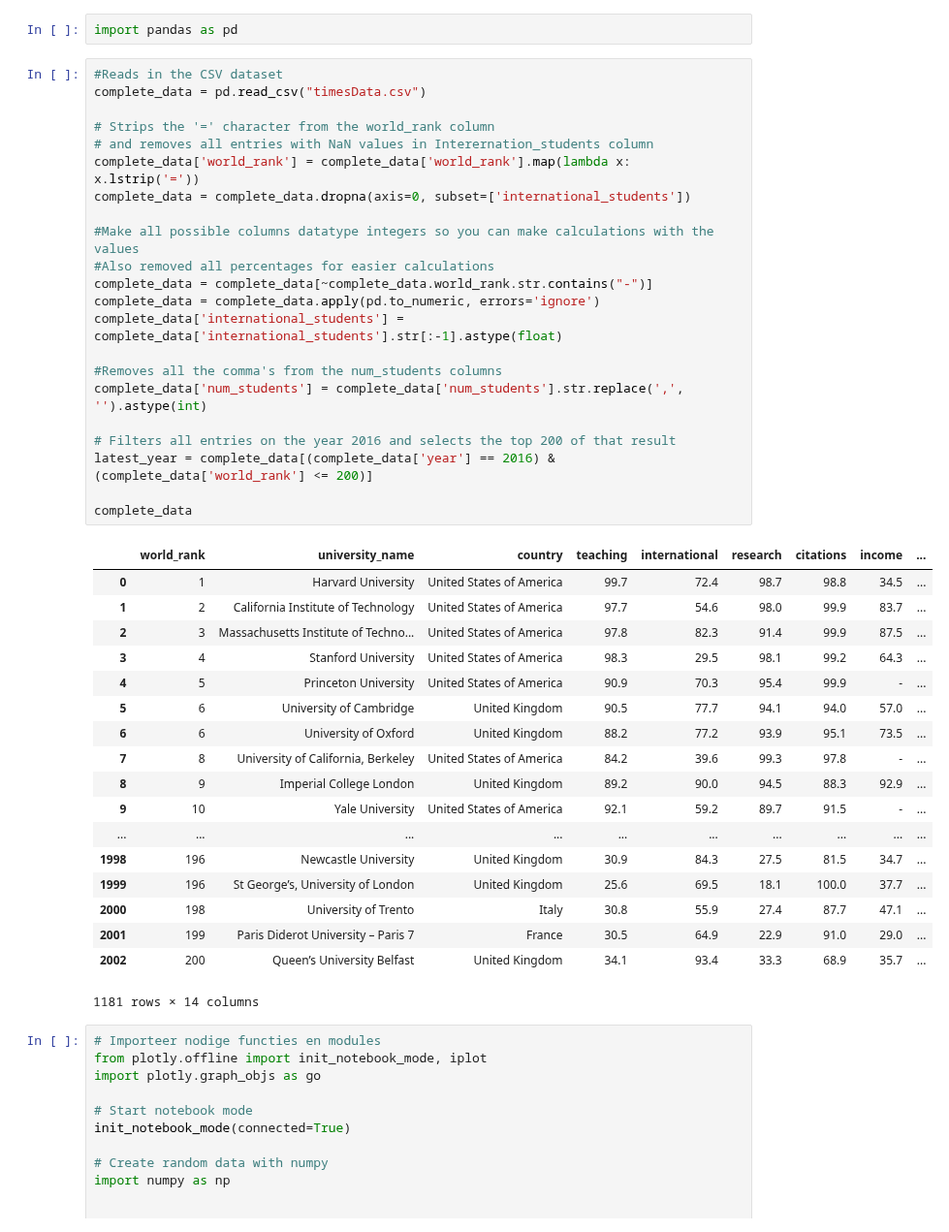
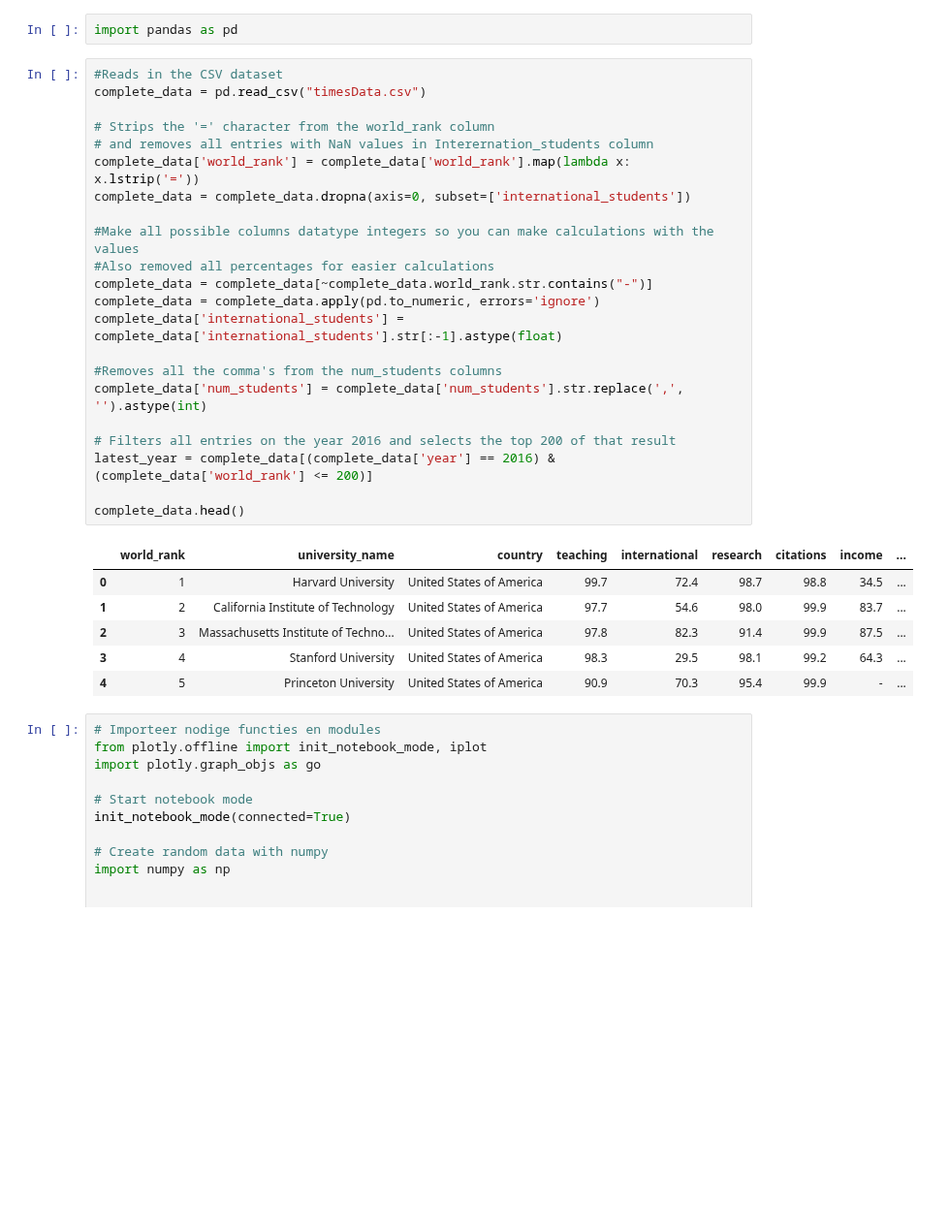
Before and after one commit to alvitawa/datavisualisatie, a Jupyter notebook: int_student.ipynb, the cells around one changed output. Shown at 97% size. Drawn from its saved outputs; the diff is of its cells as text; blank space fills up the shorter version.

```diff
--- a/int_student.ipynb
+++ b/int_student.ipynb
@@ -3,44 +3,32 @@ import pandas as pd
 # %%
 #Reads in the CSV dataset
 complete_data = pd.read_csv("timesData.csv")
 
 # Strips the '=' character from the world_rank column
 # and removes all entries with NaN values in Interernation_students column
 complete_data['world_rank'] = complete_data['world_rank'].map(lambda x: x.lstrip('='))
 complete_data = complete_data.dropna(axis=0, subset=['international_students'])
 
 #Make all possible columns datatype integers so you can make calculations with the values
 #Also removed all percentages for easier calculations
 complete_data = complete_data[~complete_data.world_rank.str.contains("-")]
 complete_data = complete_data.apply(pd.to_numeric, errors='ignore')
 complete_data['international_students'] = complete_data['international_students'].str[:-1].astype(float)
 
 #Removes all the comma's from the num_students columns
 complete_data['num_students'] = complete_data['num_students'].str.replace(',', '').astype(int)
 
 # Filters all entries on the year 2016 and selects the top 200 of that result
 latest_year = complete_data[(complete_data['year'] == 2016) & (complete_data['world_rank'] <= 200)]
 
-complete_data
+complete_data.head()
 # %% [output]
 |  | world_rank | university_name | country | teaching | international | research | citations | income | ... |
 | 0 | 1 | Harvard University | United States of America | 99.7 | 72.4 | 98.7 | 98.8 | 34.5 | ... |
 | 1 | 2 | California Institute of Technology | United States of America | 97.7 | 54.6 | 98.0 | 99.9 | 83.7 | ... |
 | 2 | 3 | Massachusetts Institute of Techno... | United States of America | 97.8 | 82.3 | 91.4 | 99.9 | 87.5 | ... |
 | 3 | 4 | Stanford University | United States of America | 98.3 | 29.5 | 98.1 | 99.2 | 64.3 | ... |
 | 4 | 5 | Princeton University | United States of America | 90.9 | 70.3 | 95.4 | 99.9 | - | ... |
-| 5 | 6 | University of Cambridge | United Kingdom | 90.5 | 77.7 | 94.1 | 94.0 | 57.0 | ... |
-| 6 | 6 | University of Oxford | United Kingdom | 88.2 | 77.2 | 93.9 | 95.1 | 73.5 | ... |
-| 7 | 8 | University of California, Berkeley | United States of America | 84.2 | 39.6 | 99.3 | 97.8 | - | ... |
-| 8 | 9 | Imperial College London | United Kingdom | 89.2 | 90.0 | 94.5 | 88.3 | 92.9 | ... |
-| 9 | 10 | Yale University | United States of America | 92.1 | 59.2 | 89.7 | 91.5 | - | ... |
-| ... | ... | ... | ... | ... | ... | ... | ... | ... | ... |
-| 1998 | 196 | Newcastle University | United Kingdom | 30.9 | 84.3 | 27.5 | 81.5 | 34.7 | ... |
-| 1999 | 196 | St George’s, University of London | United Kingdom | 25.6 | 69.5 | 18.1 | 100.0 | 37.7 | ... |
-| 2000 | 198 | University of Trento | Italy | 30.8 | 55.9 | 27.4 | 87.7 | 47.1 | ... |
-| 2001 | 199 | Paris Diderot University – Paris 7 | France | 30.5 | 64.9 | 22.9 | 91.0 | 29.0 | ... |
-| 2002 | 200 | Queen’s University Belfast | United Kingdom | 34.1 | 93.4 | 33.3 | 68.9 | 35.7 | ... |
-1181 rows × 14 columns
 # %%
 # Importeer nodige functies en modules
 from plotly.offline import init_notebook_mode, iplot
```
Also changed, not shown: parts of 2 cells of this notebook.
